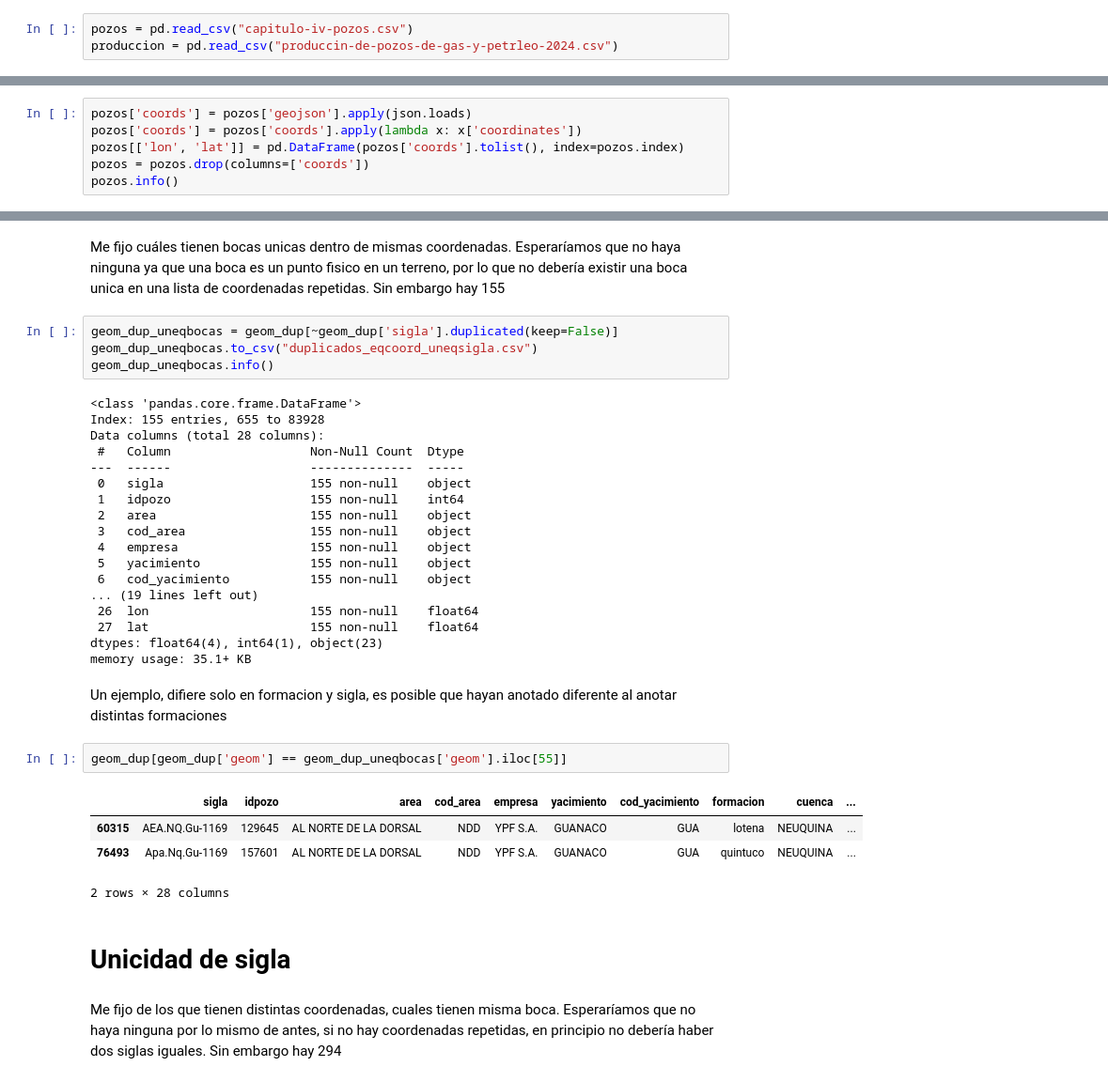
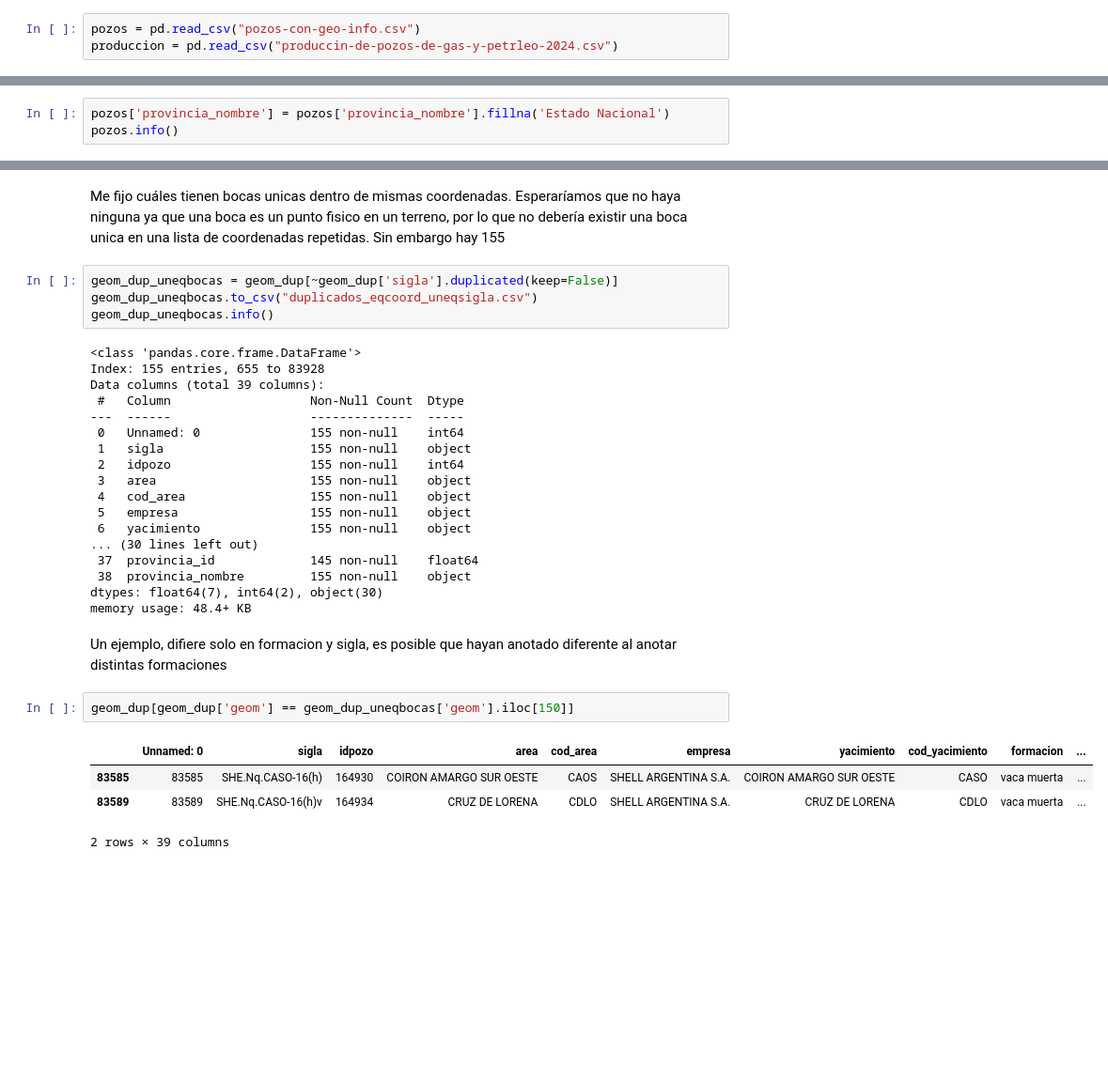
Before and after one commit to tiagoscalise3/calidad_tp2, a Jupyter notebook: Unicidad.ipynb, the cells around one changed output, grey strips where cells are left out. Shown: that part at 94% size. Drawn from its saved outputs; the diff is of its cells as text; blank space fills up the shorter version.

Commit message:
Casi todo limpieza falta unificar coords

```diff
--- a/Unicidad.ipynb
+++ b/Unicidad.ipynb
@@ -7,7 +7,7 @@ import matplotlib.pyplot as plt
 # %% [markdown]
 ### Importacion de tablas
 # %%
-pozos = pd.read_csv("capitulo-iv-pozos.csv")
+pozos = pd.read_csv("pozos-con-geo-info.csv")
 produccion = pd.read_csv("produccin-de-pozos-de-gas-y-petrleo-2024.csv")
 # %%
 pozos.info(), produccion.info()
@@ -32,0 +35,3 @@ memory usage: 243.6+ MB
+# %%
+pozos['provincia_nombre'] = pozos['provincia_nombre'].fillna('Estado Nacional')
+pozos.info()
@@ -95,6 +113,0 @@ Me creo dos columnas nuevas de longitud y latitud
-# %%
-pozos['coords'] = pozos['geojson'].apply(json.loads)
-pozos['coords'] = pozos['coords'].apply(lambda x: x['coordinates'])
-pozos[['lon', 'lat']] = pd.DataFrame(pozos['coords'].tolist(), index=pozos.index)
-pozos = pozos.drop(columns=['coords'])
-pozos.info()
@@ -261,31 +335,27 @@ geom_dup_uneqbocas.info()
 # %% [output]
 <class 'pandas.core.frame.DataFrame'>
 Index: 155 entries, 655 to 83928
-Data columns (total 28 columns):
+Data columns (total 39 columns):
  #   Column                   Non-Null Count  Dtype
 ---  ------                   --------------  -----
- 0   sigla                    155 non-null    object
- 1   idpozo                   155 non-null    int64
- 2   area                     155 non-null    object
- 3   cod_area                 155 non-null    object
- 4   empresa                  155 non-null    object
- 5   yacimiento               155 non-null    object
- 6   cod_yacimiento           155 non-null    object
-... (19 lines left out)
- 26  lon                      155 non-null    float64
- 27  lat                      155 non-null    float64
-dtypes: float64(4), int64(1), object(23)
-memory usage: 35.1+ KB
+ 0   Unnamed: 0               155 non-null    int64
+ 1   sigla                    155 non-null    object
+ 2   idpozo                   155 non-null    int64
+ 3   area                     155 non-null    object
+ 4   cod_area                 155 non-null    object
+ 5   empresa                  155 non-null    object
+ 6   yacimiento               155 non-null    object
+... (30 lines left out)
+ 37  provincia_id             145 non-null    float64
+ 38  provincia_nombre         155 non-null    object
+dtypes: float64(7), int64(2), object(30)
+memory usage: 48.4+ KB
 # %% [markdown]
 Un ejemplo, difiere solo en formacion y sigla, es posible que hayan anotado diferente al anotar distintas formaciones
 # %%
-geom_dup[geom_dup['geom'] == geom_dup_uneqbocas['geom'].iloc[55]]
+geom_dup[geom_dup['geom'] == geom_dup_uneqbocas['geom'].iloc[150]]
 # %% [output]
-|  | sigla | idpozo | area | cod_area | empresa | yacimiento | cod_yacimiento | formacion | cuenca | ... |
-| 60315 | AEA.NQ.Gu-1169 | 129645 | AL NORTE DE LA DORSAL | NDD | YPF S.A. | GUANACO | GUA | lotena | NEUQUINA | ... |
-| 76493 | Apa.Nq.Gu-1169 | 157601 | AL NORTE DE LA DORSAL | NDD | YPF S.A. | GUANACO | GUA | quintuco | NEUQUINA | ... |
+|  | Unnamed: 0 | sigla | idpozo | area | cod_area | empresa | yacimiento | cod_yacimiento | formacion | ... |
+| 83585 | 83585 | SHE.Nq.CASO-16(h) | 164930 | COIRON AMARGO SUR OESTE | CAOS | SHELL ARGENTINA S.A. | COIRON AMARGO SUR OESTE | CASO | vaca muerta | ... |
+| 83589 | 83589 | SHE.Nq.CASO-16(h)v | 164934 | CRUZ DE LORENA | CDLO | SHELL ARGENTINA S.A. | CRUZ DE LORENA | CDLO | vaca muerta | ... |
-2 rows × 28 columns
+2 rows × 39 columns
-# %% [markdown]
-# Unicidad de sigla
-# %% [markdown]
-Me fijo de los que tienen distintas coordenadas, cuales tienen misma boca. Esperaríamos que no haya ninguna por lo mismo de antes, si no hay coordenadas repetidas, en principio no debería haber dos siglas iguales. Sin embargo hay 294
```
Also changed, not shown: parts of 24 cells of this notebook, 4 other files.
